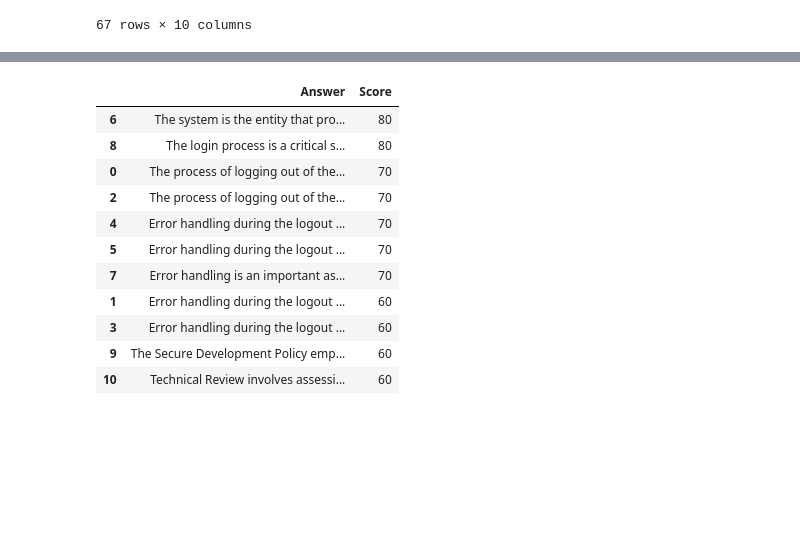
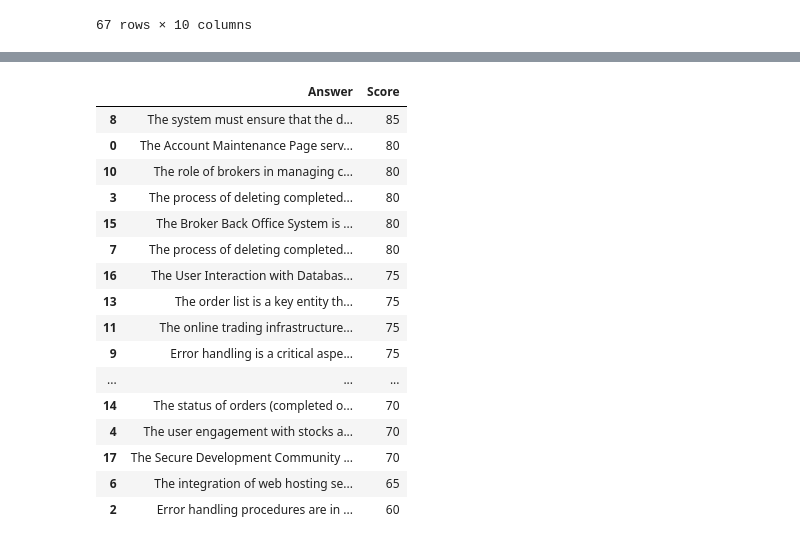
Before and after one commit to arsalan77x/GRAG_LLM_SRS, a Jupyter notebook: GRAG+GPTs.ipynb, the cells around one changed output, grey strips where cells are left out. Saved outputs shown, nothing was run; the diff lists cells and outputs as text; code cells hidden in the pictures; blank space fills up the shorter version.

```diff
--- a/GRAG+GPTs.ipynb
+++ b/GRAG+GPTs.ipynb
@@ -158,12 +158,11 @@ num_of_redundencies = 0
 num_of_self_conflicts = 0
 num_of_conflicts = 0
 # %%
-results = []
-with open("documents/requirements/FR/req_1.txt", mode="r", encoding="utf-8") as req_file:
+req_num = 42
+with open(f"documents/requirements/FR/req_{req_num}.txt", mode="r", encoding="utf-8") as req_file:
     req_content = req_file.read()
     result = await search_engine.asearch(f"I want you to find all the entities that can be related to {req_content}.")
     num_of_LLM_calls += result.llm_calls
-    results.append(result)
 # %% [output]
 ##DEBUG##: {
     "points": [
@@ -185,12 +184,13 @@ In summary, the entities related to logging out of the system include the user,
 # %%
-df = pd.DataFrame(results[0].context_data['reports'])
+
+
+df = pd.DataFrame(result.context_data['reports'])
 context_df = df.sort_values(by='occurrence weight', ascending=False)
 
 
 filtered_df = context_df[context_df['occurrence weight'] > 0.6]
-result_str = '\n'.join(filtered_df['content'])
-content_context = context_df["content"][0] + "\n" + result_str
+result_str =  result.response
+#content_context = context_df["content"][0] + "\n" + result_str
 
-print(content_context)
 context_df.head(10)
 # %% [output]
@@ -198,30 +208,35 @@ NameError: name 'result' is not defined
 # %%
 sample_string = ""
 for resp in result.map_responses:
     sample_string += str(resp)
 
 pattern = re.compile(r"'answer':\s*'(.*?)',\s*'score':\s*(\d+)")
 matches = pattern.findall(sample_string)
 
 df = pd.DataFrame(matches, columns=['Answer', 'Score'])
 df['Score'] = pd.to_numeric(df['Score'])
 sorted_df = df.sort_values(by='Score', ascending=False)
 
 filtered_df = df[df['Score'] >= 0.7]
-result_str = '\n'.join(filtered_df['Answer'])
-content_context = content_context + "\n" + result_str
+high_score_answer = '\n'.join(filtered_df['Answer'])
+result_str = result_str + "\n\n" + high_score_answer
 
 sorted_df
 # %% [output]
 |  | Answer | Score |
-| 6 | The system is the entity that pro... | 80 |
-| 8 | The login process is a critical s... | 80 |
-| 0 | The process of logging out of the... | 70 |
-| 2 | The process of logging out of the... | 70 |
-| 4 | Error handling during the logout ... | 70 |
-| 5 | Error handling during the logout ... | 70 |
-| 7 | Error handling is an important as... | 70 |
-| 1 | Error handling during the logout ... | 60 |
-| 3 | Error handling during the logout ... | 60 |
-| 9 | The Secure Development Policy emp... | 60 |
-| 10 | Technical Review involves assessi... | 60 |
+| 8 | The system must ensure that the d... | 85 |
+| 0 | The Account Maintenance Page serv... | 80 |
+| 10 | The role of brokers in managing c... | 80 |
+| 3 | The process of deleting completed... | 80 |
+| 15 | The Broker Back Office System is ... | 80 |
+| 7 | The process of deleting completed... | 80 |
+| 16 | The User Interaction with Databas... | 75 |
+| 13 | The order list is a key entity th... | 75 |
+| 11 | The online trading infrastructure... | 75 |
+| 9 | Error handling is a critical aspe... | 75 |
+| ... | ... | ... |
+| 14 | The status of orders (completed o... | 70 |
+| 4 | The user engagement with stocks a... | 70 |
+| 17 | The Secure Development Community ... | 70 |
+| 6 | The integration of web hosting se... | 65 |
+| 2 | Error handling procedures are in ... | 60 |
```
Also changed, not shown: parts of 17 cells of this notebook, 3 other files.
